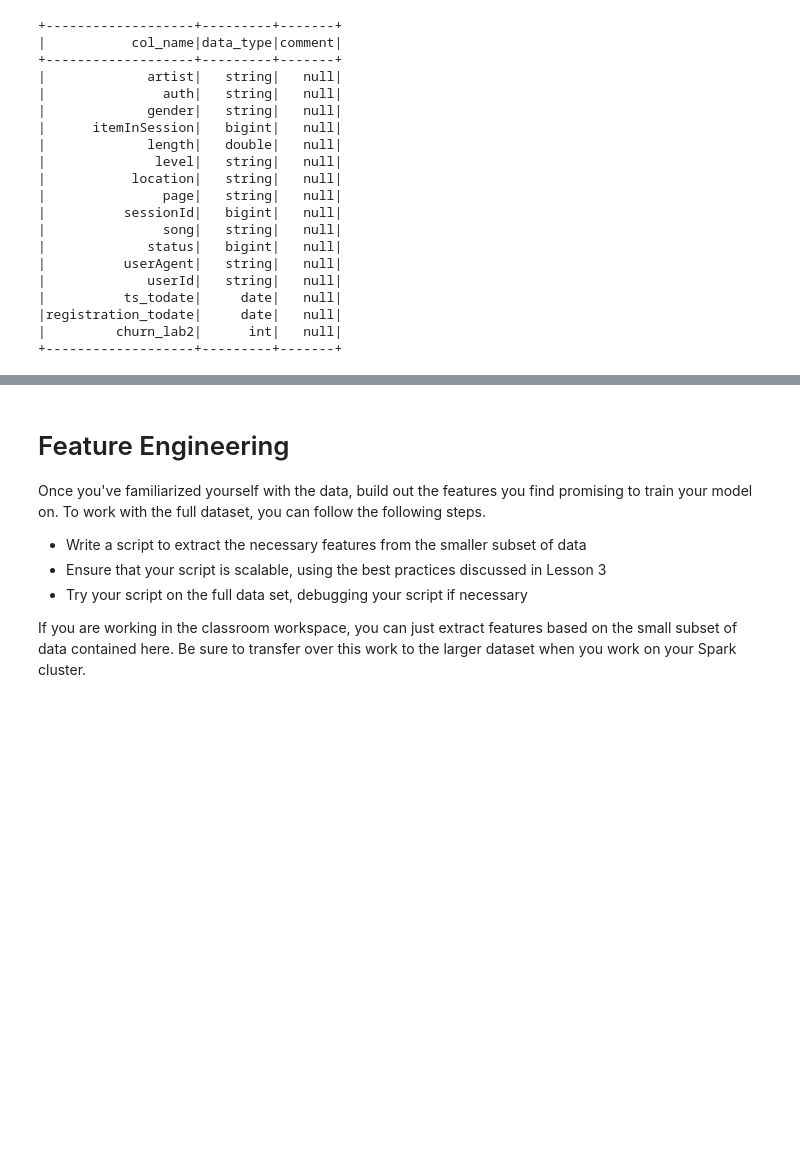
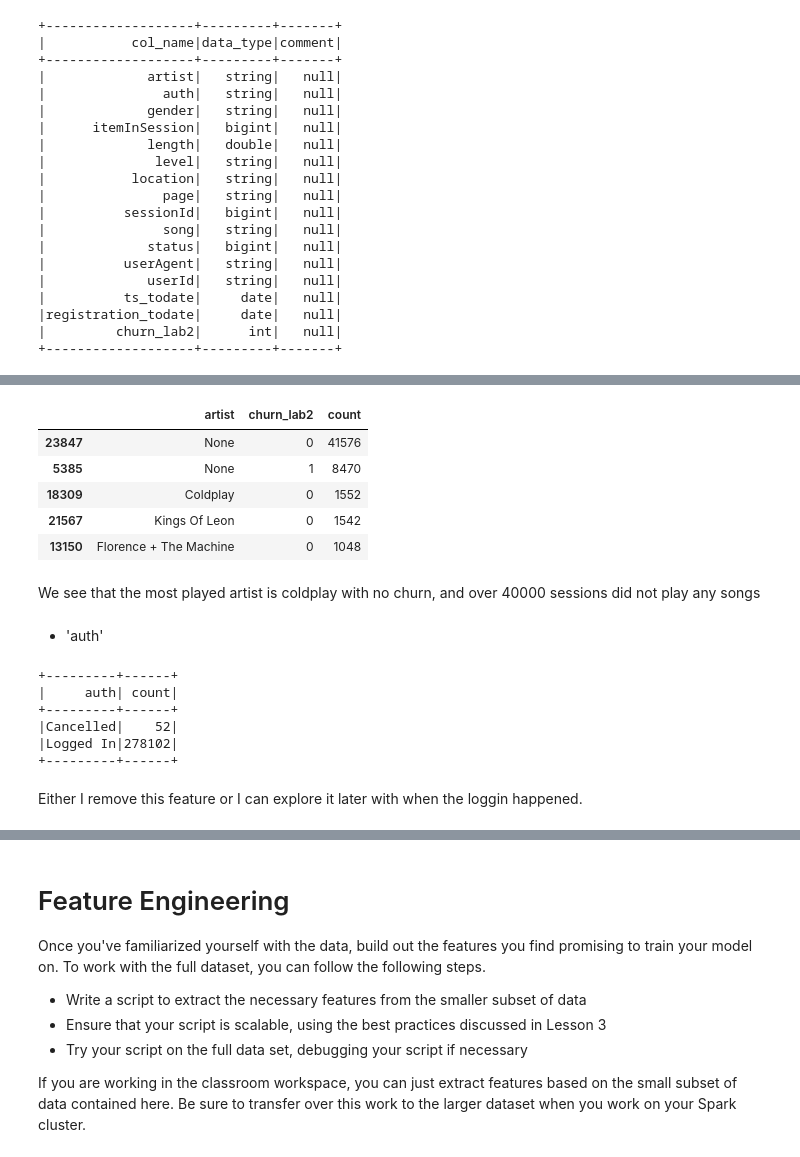
Before and after one commit to thecochenille/scaling-fishstick, a Jupyter notebook: Sparkify.ipynb, the cells around one changed output, grey strips where cells are left out. Saved outputs shown, nothing was run; the diff lists cells and outputs as text; code cells hidden in the pictures; blank space fills up the shorter version.

```diff
--- a/Sparkify.ipynb
+++ b/Sparkify.ipynb
@@ -699,0 +714,26 @@ spark.sql('DESC user_log_table_clean').show()
+# %%
+artist_by_churn = user_log_clean.groupby('artist','churn_lab2').agg(count("*").alias("count")).toPandas().sort_values(by=['count'], ascending = False)
+# %%
+artist_by_churn.head()
+# %% [output]
+|  | artist | churn_lab2 | count |
+| 23847 | None | 0 | 41576 |
+| 5385 | None | 1 | 8470 |
+| 18309 | Coldplay | 0 | 1552 |
+| 21567 | Kings Of Leon | 0 | 1542 |
+| 13150 | Florence + The Machine | 0 | 1048 |
+# %% [markdown]
+We see that the most played artist is coldplay with no churn, and over 40000 sessions did not play any songs
+# %% [markdown]
+- 'auth'
+# %%
+user_log_clean.select('auth').groupby('auth').count().show()
+# %% [output]
++---------+------+
+|     auth| count|
++---------+------+
+|Cancelled|    52|
+|Logged In|278102|
++---------+------+
+# %% [markdown]
+Either I remove this feature or I can explore it later with when the loggin happened.
```
Also changed, not shown: parts of 17 cells of this notebook.
